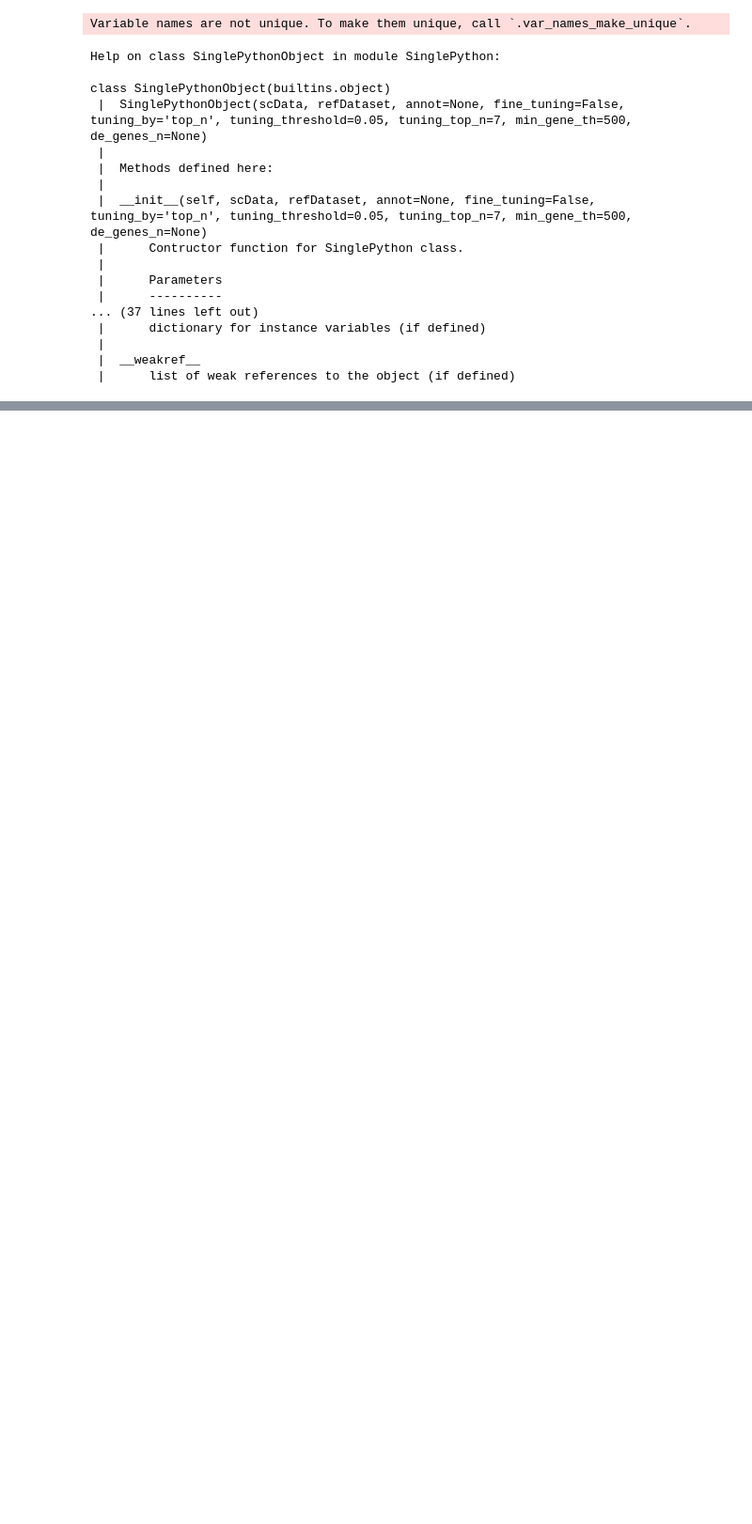
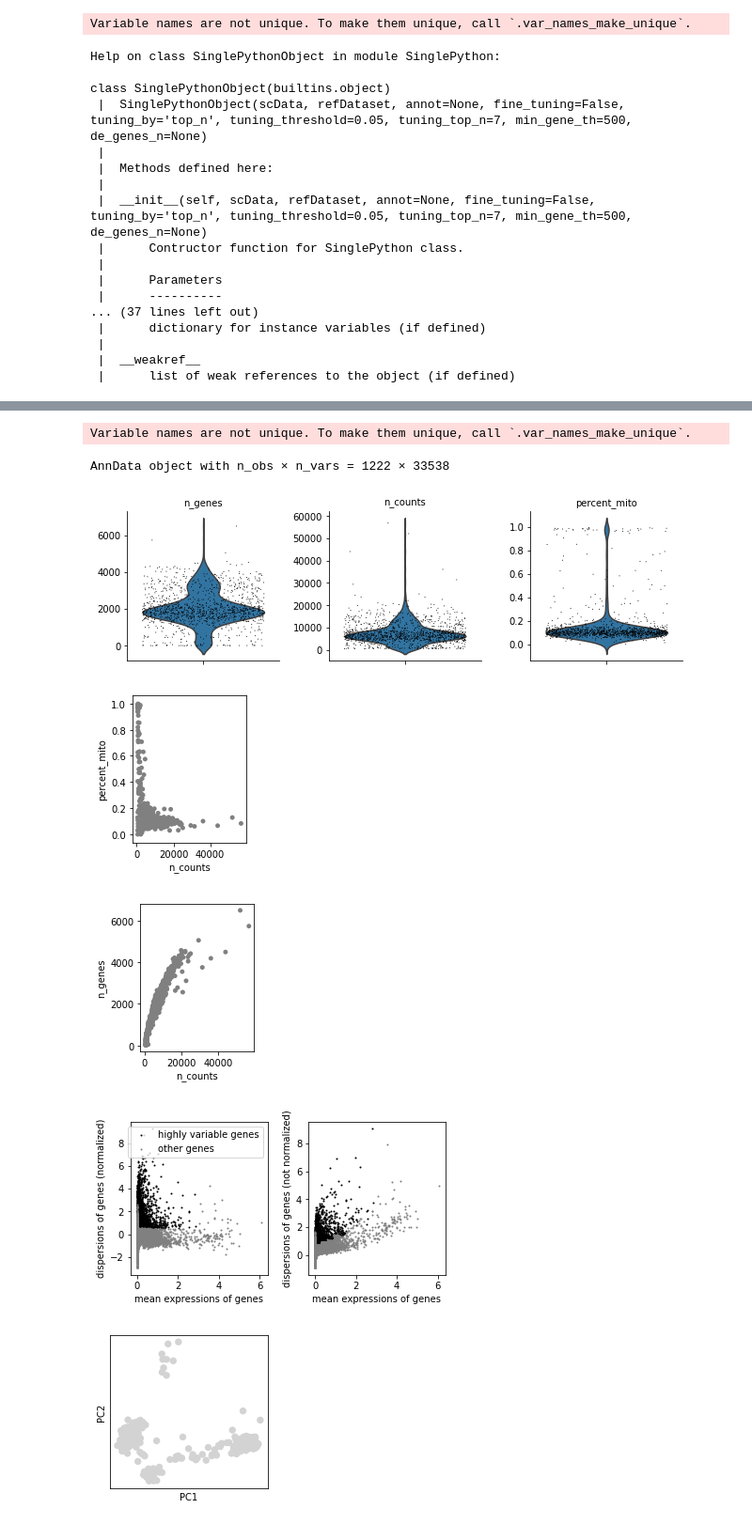
Before and after one commit to muratcemkose/SinglePython, a Jupyter notebook: SingleRToPython_Sample.ipynb, the cells around one changed output, grey strips where cells are left out. Shown at 94% size. Drawn from its saved outputs; the diff is of its cells as text; code cells hidden in the pictures; blank space fills up the shorter version.

```diff
--- a/SingleRToPython_Sample.ipynb
+++ b/SingleRToPython_Sample.ipynb
@@ -133,4 +137,12 @@ def readData(path):
 
     return performSamplePreparation(data, 500, 25000, 0, 3)
 # %%
-sampleCleanedCountMatrix = readData("./Data/Datasets/b_cells_filtered_gene_bc_matrices/")
+sampleCleanedCountMatrix = readData("./Data/Datasets/filtered_feature_bc_matrix/")
+# %% [output]
+Variable names are not unique. To make them unique, call `.var_names_make_unique`.
+AnnData object with n_obs × n_vars = 1222 × 33538
+[figure, added]
+[figure, added]
+[figure, added]
+[figure, added]
+[figure, added]
```
Also changed, not shown: parts of 6 cells of this notebook.
